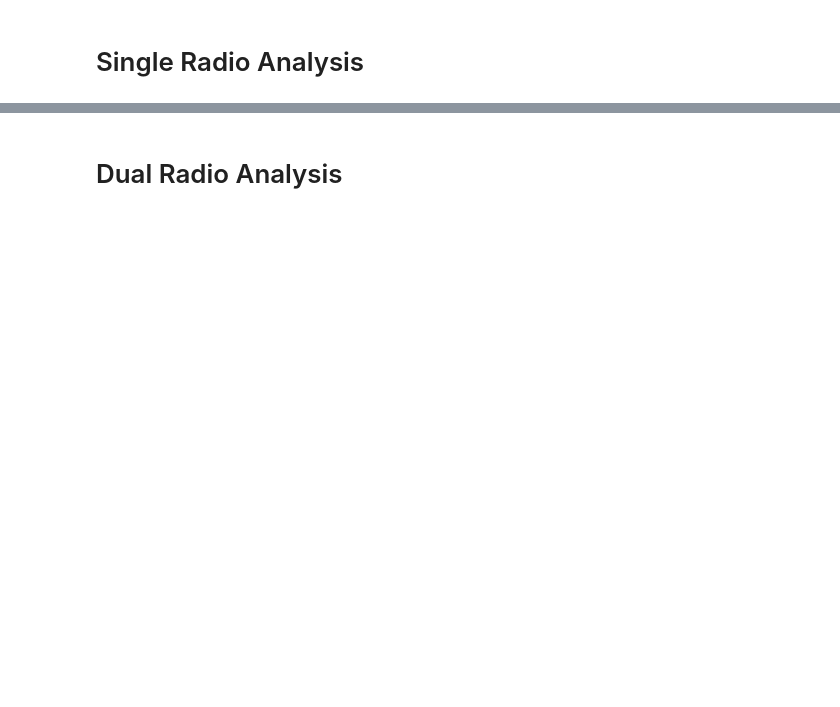
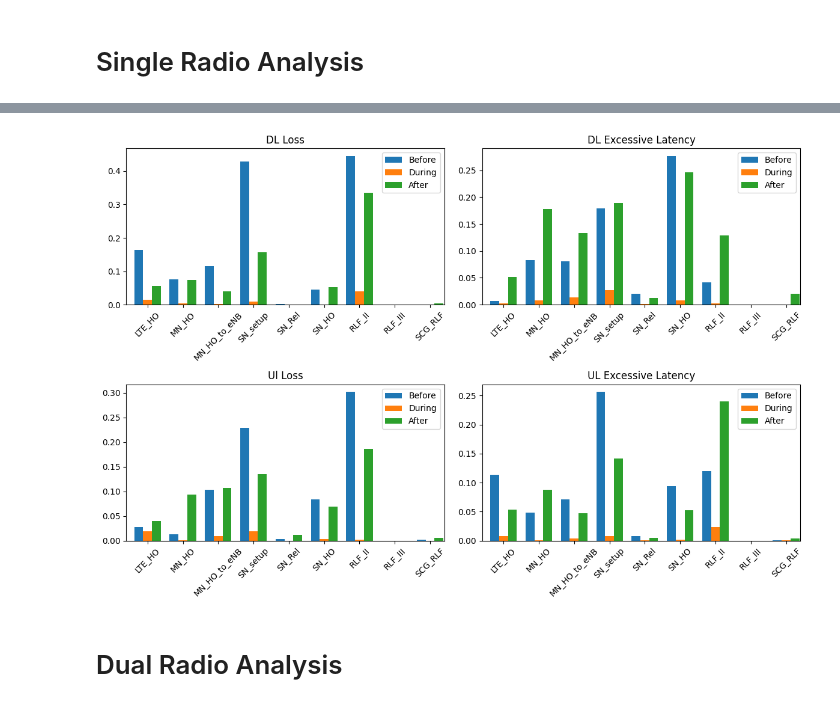
Before and after one commit to chihyangchen/ntu-experiments, a Jupyter notebook: sheng-ru/analysis/db_analysis3.ipynb, the cells around one changed output, grey strips where cells are left out. Drawn from its saved outputs; the diff is of its cells as text; code cells hidden in the pictures; blank space fills up the shorter version.

```diff
--- a/sheng-ru/analysis/db_analysis3.ipynb
+++ b/sheng-ru/analysis/db_analysis3.ipynb
@@ -1342,3 +1469,67 @@ dl_loss_pkgs
+# %%
+# Change Here
+group = control_group
+total = total_Modem_Control_Group
+
+fig, axes = plt.subplots(2,2, figsize=(12, 8))
+
+metric_categories = []
+metric_values = []
+
+for k in keys:
+
+    target = group[k]
+    total_num = total[k]
+
+    categories = []
+    values = []
+
+    for e in count_events:
+
+        v_split = []
+        for t in bdr:
+            num = target[t+' '+e]
+            v_split.append(num/total_num)
+        categories.append(e)
+        values.append(v_split)
+
+    metric_categories.append(categories)
+    metric_values.append(values)
+
+# Change Conn_req to Change_Band
+for categories in metric_categories:
+    idx = categories.index('Conn_Req')
+    categories[idx] = 'Change_Band'
+
+titles = ['DL Loss', 'DL Excessive Latency', 'Ul Loss', 'UL Excessive Latency']
+for i, ax in enumerate(axes.flatten()):
+
+    x1 = [j-0.25 for j in range(len(metric_categories[i]))]
+    x2 = [j for j in range(len(metric_categories[i]))]
+    x3 = [j+0.25 for j in range(len(metric_categories[i]))]
+
+    v1 = [x[0] for x in metric_values[i]]
+    v2 = [x[1] for x in metric_values[i]]
+    v3 = [x[2] for x in metric_values[i]]
+
+    ax.bar(x1, v1, width=0.25)
+    ax.bar(x2, v2, width=0.25)
+    ax.bar(x3, v3, width=0.25)
+    ax.set_xticks(x2)
+    ax.set_xticklabels(metric_categories[i], rotation=45)
+    ax.set_title(titles[i])
+    ax.legend(bdr)
+
+    # For not see change band.
+    ax.set_xlim([0-0.6,9-0.6])
+
+
+# plt.xticks(fontsize=8)
+
+plt.tight_layout()
+plt.show()
+# %% [output]
+[figure, added]
 # %% [markdown]
 # Dual Radio Analysis
 # %%
```
Also changed, not shown: parts of 22 cells of this notebook, 3 other files.
